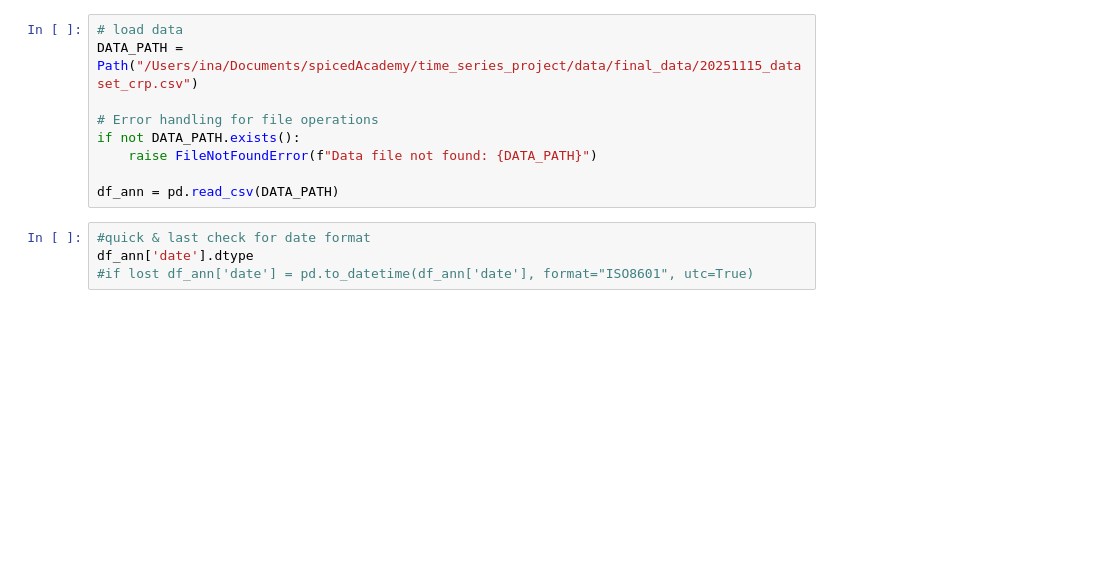
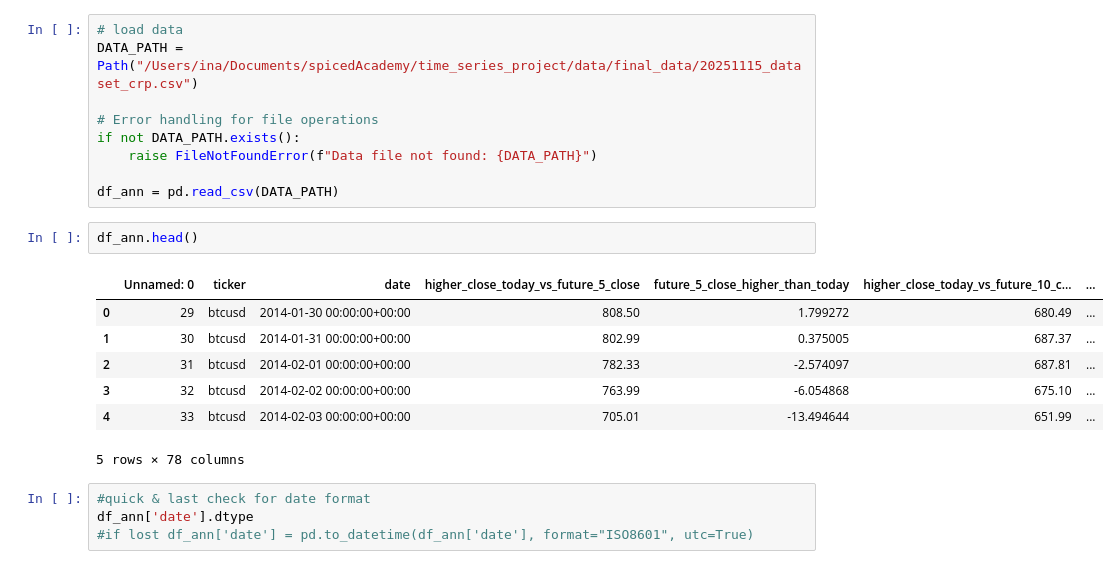
Before and after one commit to In-mil/time_series_project, a Jupyter notebook: notebooks/2_Modeling_ANN.ipynb, the cells around one changed output. Drawn from its saved outputs; the diff is of its cells as text; blank space fills up the shorter version.

```diff
--- a/notebooks/2_Modeling_ANN.ipynb
+++ b/notebooks/2_Modeling_ANN.ipynb
@@ -55,6 +53,16 @@ if not DATA_PATH.exists():
     raise FileNotFoundError(f"Data file not found: {DATA_PATH}")
 
 df_ann = pd.read_csv(DATA_PATH)
+# %%
+df_ann.head()
+# %% [output]
+|  | Unnamed: 0 | ticker | date | higher_close_today_vs_future_5_close | future_5_close_higher_than_today | higher_close_today_vs_future_10_c... | ... |
+| 0 | 29 | btcusd | 2014-01-30 00:00:00+00:00 | 808.50 | 1.799272 | 680.49 | ... |
+| 1 | 30 | btcusd | 2014-01-31 00:00:00+00:00 | 802.99 | 0.375005 | 687.37 | ... |
+| 2 | 31 | btcusd | 2014-02-01 00:00:00+00:00 | 782.33 | -2.574097 | 687.81 | ... |
+| 3 | 32 | btcusd | 2014-02-02 00:00:00+00:00 | 763.99 | -6.054868 | 675.10 | ... |
+| 4 | 33 | btcusd | 2014-02-03 00:00:00+00:00 | 705.01 | -13.494644 | 651.99 | ... |
+5 rows × 78 columns
 # %%
 #quick & last check for date format
 df_ann['date'].dtype
```
Also changed, not shown: parts of 2 cells of this notebook, 10 other files.
